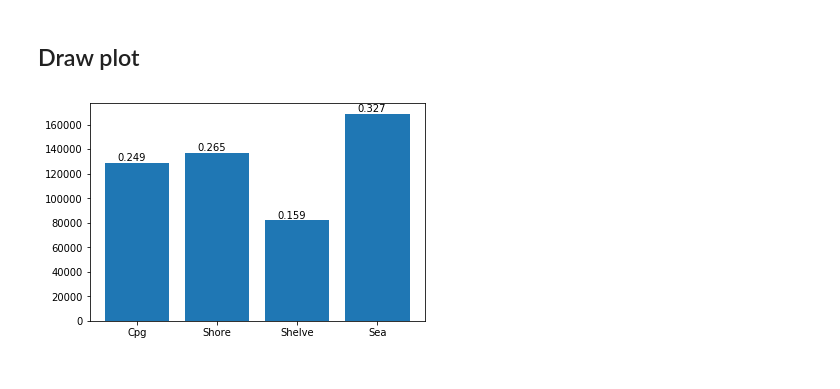
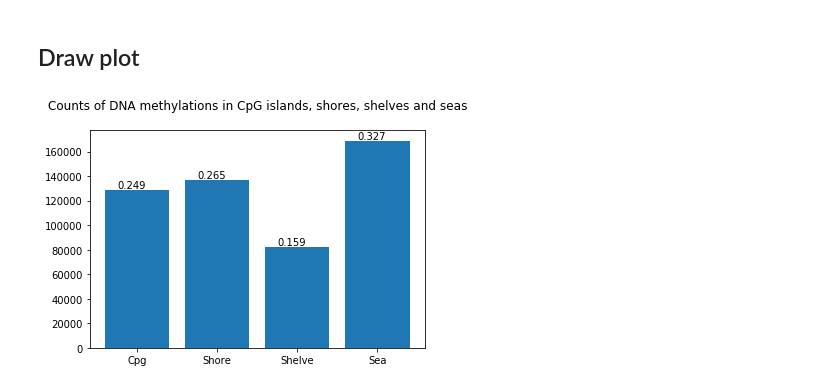
Before and after one commit to KMorozovska/Bioinformatics_2, a Jupyter notebook: Bioinformatics 2.ipynb, the cells around one changed output. Drawn from its saved outputs; the diff is of its cells as text; code cells hidden in the pictures.

```diff
--- a/Bioinformatics 2.ipynb
+++ b/Bioinformatics 2.ipynb
@@ -257,14 +257,15 @@ counts
 # %%
 y_pos = np.arange(len(counts['Region']))
 
 plt.bar(y_pos, counts['Count'])
 
 plt.xticks(y_pos, counts['Region'])
 xlocs, xlabs = plt.xticks()
 
 for i, h, v in zip(range(len(counts['Percentage'])), counts['Count'], counts['Percentage']):
     plt.text(xlocs[i] - 0.25, h + 1500, str(v))
 
+plt.title("Counts of DNA methylations in CpG islands, shores, shelves and seas\n")
 plt.show()
 # %% [output]
-[figure, old version]
+[figure, new version]
```
Also changed, not shown: parts of 2 cells of this notebook, 1 other file.
